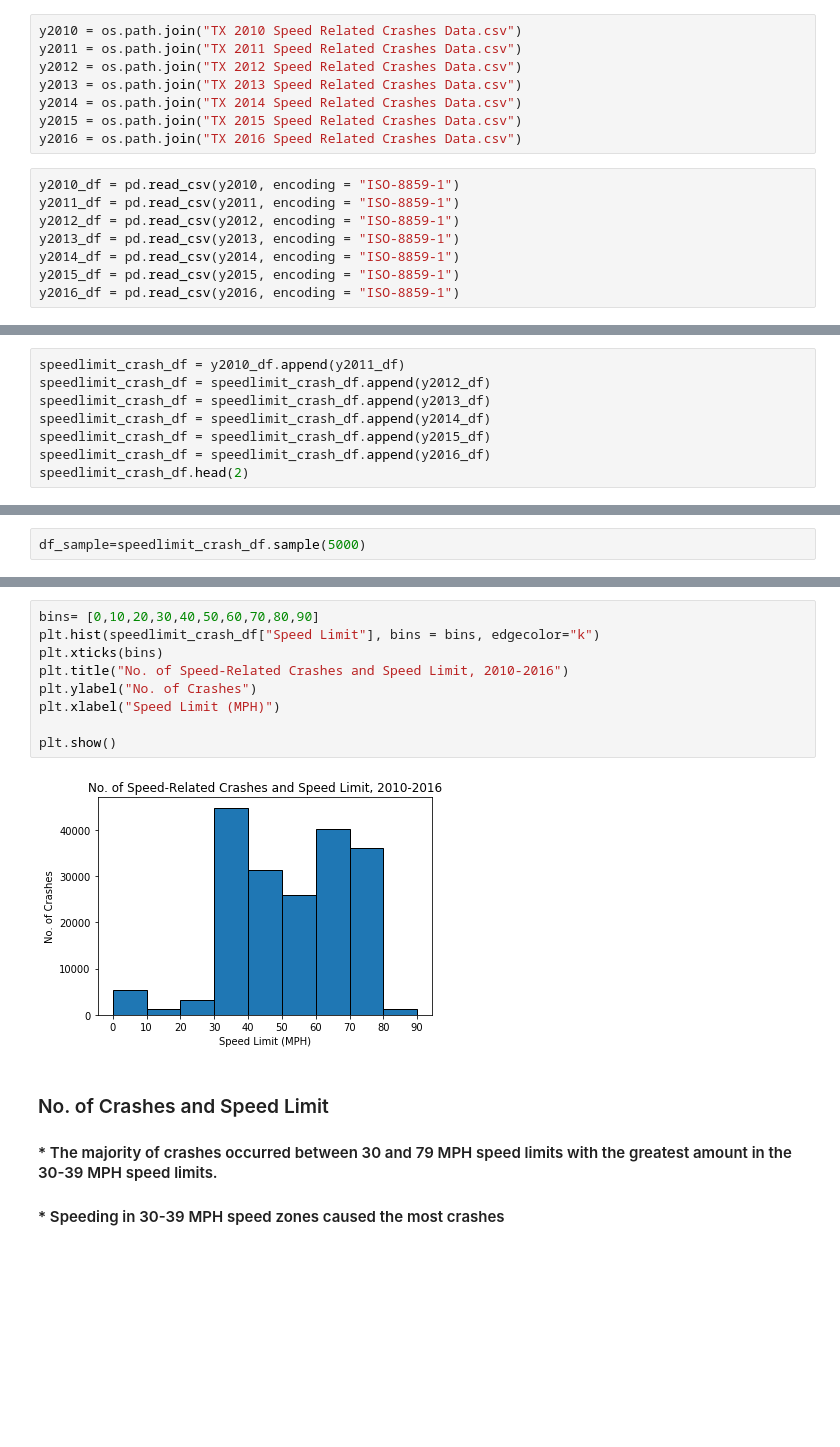
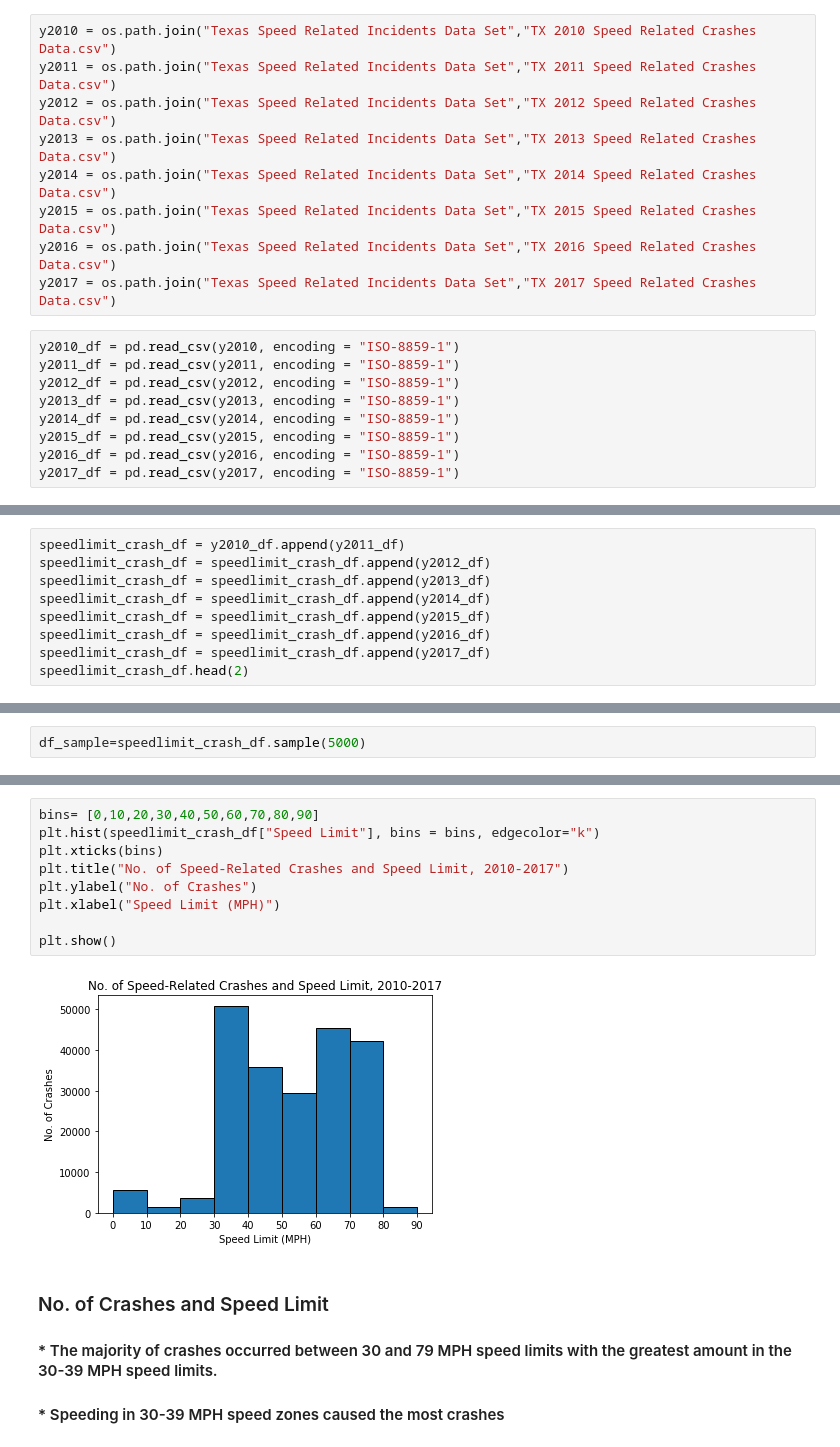
Before and after one commit to greenwoodgiant/Traffic-Study, a Jupyter notebook: Speed Limit and Speed Crashes.ipynb, the cells around one changed output, grey strips where cells are left out. Drawn from its saved outputs; the diff is of its cells as text; blank space fills up the shorter version.

Commit message:
Updates to Speed limit data

```diff
--- a/Speed Limit and Speed Crashes.ipynb
+++ b/Speed Limit and Speed Crashes.ipynb
@@ -6,13 +6,14 @@ import numpy as np
 import seaborn as sns
 import os
 # %%
-y2010 = os.path.join("TX 2010 Speed Related Crashes Data.csv")
-y2011 = os.path.join("TX 2011 Speed Related Crashes Data.csv")
-y2012 = os.path.join("TX 2012 Speed Related Crashes Data.csv")
-y2013 = os.path.join("TX 2013 Speed Related Crashes Data.csv")
-y2014 = os.path.join("TX 2014 Speed Related Crashes Data.csv")
-y2015 = os.path.join("TX 2015 Speed Related Crashes Data.csv")
-y2016 = os.path.join("TX 2016 Speed Related Crashes Data.csv")
+y2010 = os.path.join("Texas Speed Related Incidents Data Set","TX 2010 Speed Related Crashes Data.csv")
+y2011 = os.path.join("Texas Speed Related Incidents Data Set","TX 2011 Speed Related Crashes Data.csv")
+y2012 = os.path.join("Texas Speed Related Incidents Data Set","TX 2012 Speed Related Crashes Data.csv")
+y2013 = os.path.join("Texas Speed Related Incidents Data Set","TX 2013 Speed Related Crashes Data.csv")
+y2014 = os.path.join("Texas Speed Related Incidents Data Set","TX 2014 Speed Related Crashes Data.csv")
+y2015 = os.path.join("Texas Speed Related Incidents Data Set","TX 2015 Speed Related Crashes Data.csv")
+y2016 = os.path.join("Texas Speed Related Incidents Data Set","TX 2016 Speed Related Crashes Data.csv")
+y2017 = os.path.join("Texas Speed Related Incidents Data Set","TX 2017 Speed Related Crashes Data.csv")
 # %%
 y2010_df = pd.read_csv(y2010, encoding = "ISO-8859-1")
 y2011_df = pd.read_csv(y2011, encoding = "ISO-8859-1")
@@ -21,6 +22,7 @@ y2013_df = pd.read_csv(y2013, encoding = "ISO-8859-1")
 y2014_df = pd.read_csv(y2014, encoding = "ISO-8859-1")
 y2015_df = pd.read_csv(y2015, encoding = "ISO-8859-1")
 y2016_df = pd.read_csv(y2016, encoding = "ISO-8859-1")
+y2017_df = pd.read_csv(y2017, encoding = "ISO-8859-1")
 # %%
 y2010_df.head(2)
 # %% [output]
@@ -35,6 +37,7 @@ speedlimit_crash_df = speedlimit_crash_df.append(y2013_df)
 speedlimit_crash_df = speedlimit_crash_df.append(y2014_df)
 speedlimit_crash_df = speedlimit_crash_df.append(y2015_df)
 speedlimit_crash_df = speedlimit_crash_df.append(y2016_df)
+speedlimit_crash_df = speedlimit_crash_df.append(y2017_df)
 speedlimit_crash_df.head(2)
 # %% [output]
 |  | Crash ID | Agency | City | County | Crash Death Count | Crash Severity | Crash Time | ... |
@@ -108,14 +110,14 @@ plt.show()
 # %%
 bins= [0,10,20,30,40,50,60,70,80,90]
 plt.hist(speedlimit_crash_df["Speed Limit"], bins = bins, edgecolor="k")
 plt.xticks(bins)
-plt.title("No. of Speed-Related Crashes and Speed Limit, 2010-2016")
+plt.title("No. of Speed-Related Crashes and Speed Limit, 2010-2017")
 plt.ylabel("No. of Crashes")
 plt.xlabel("Speed Limit (MPH)")
 
 plt.show()
 # %% [output]
-[figure, old version]
+[figure, new version]
 # %% [markdown]
 ### No. of Crashes and Speed Limit
 #### * The majority of crashes occurred between 30 and 79 MPH speed limits with the greatest amount in the 30-39 MPH speed limits.
```
Also changed, not shown: parts of 10 cells of this notebook, 6 other files.
